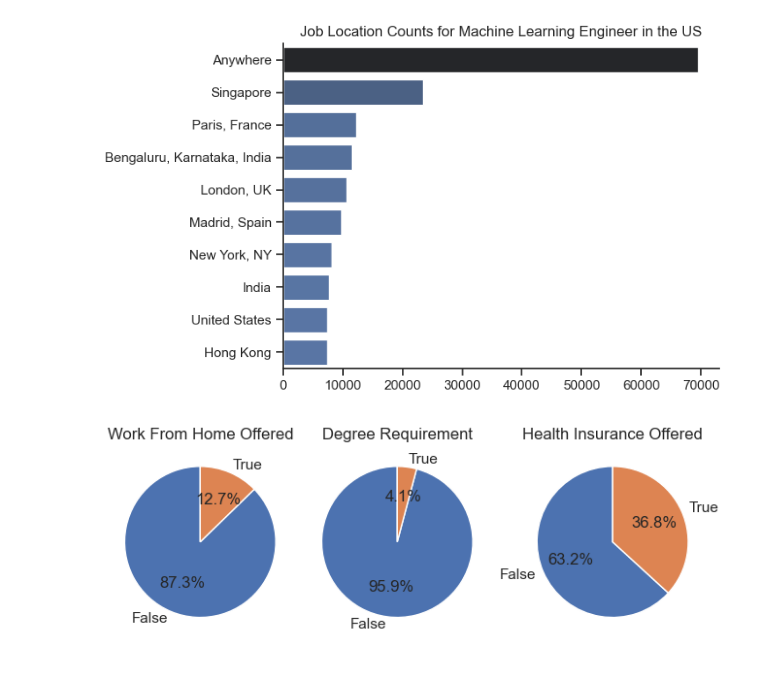
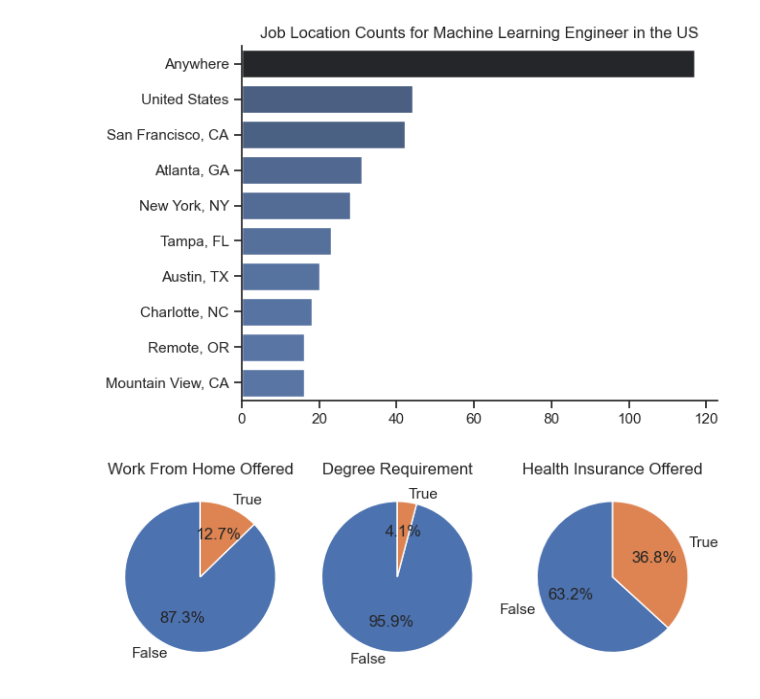
Before and after one commit to linh672/MLE-Role-Analysis, a Jupyter notebook: 1_EDA.ipynb, the cells around one changed output. Cells and saved outputs as stored; diff of their text form; code cells hidden in the pictures.

```diff
--- a/1_EDA.ipynb
+++ b/1_EDA.ipynb
@@ -16,18 +16,18 @@ df['job_skills'] = df['job_skills'].apply(lambda x: ast.literal_eval(x) if pd.no
 # %%
 df_MLE_USA = df[(df['job_title_short'] == 'Machine Learning Engineer') & (df['job_country'] == 'United States')].copy()
 # %%
-df_plot = df['job_location'].value_counts().head(10).to_frame()
+df_plot = df_MLE_USA['job_location'].value_counts().head(10).to_frame()
 
 sns.set_theme(style='ticks')
 sns.barplot(data=df_plot,x='count', y='job_location', hue='count', palette='dark:b_r')
 sns.despine()
 plt.title('Job Location Counts for Machine Learning Engineer in the US')
 plt.xlabel('')
 plt.ylabel('')
 plt.legend().set_visible(False)
 plt.show()
 # %% [output]
-[figure, old version]
+[figure, new version]
 # %%
 dict_columns = {
     'job_work_from_home': 'Work From Home Offered',
```
Also changed, not shown: parts of 1 cell of this notebook, 1 other file.
